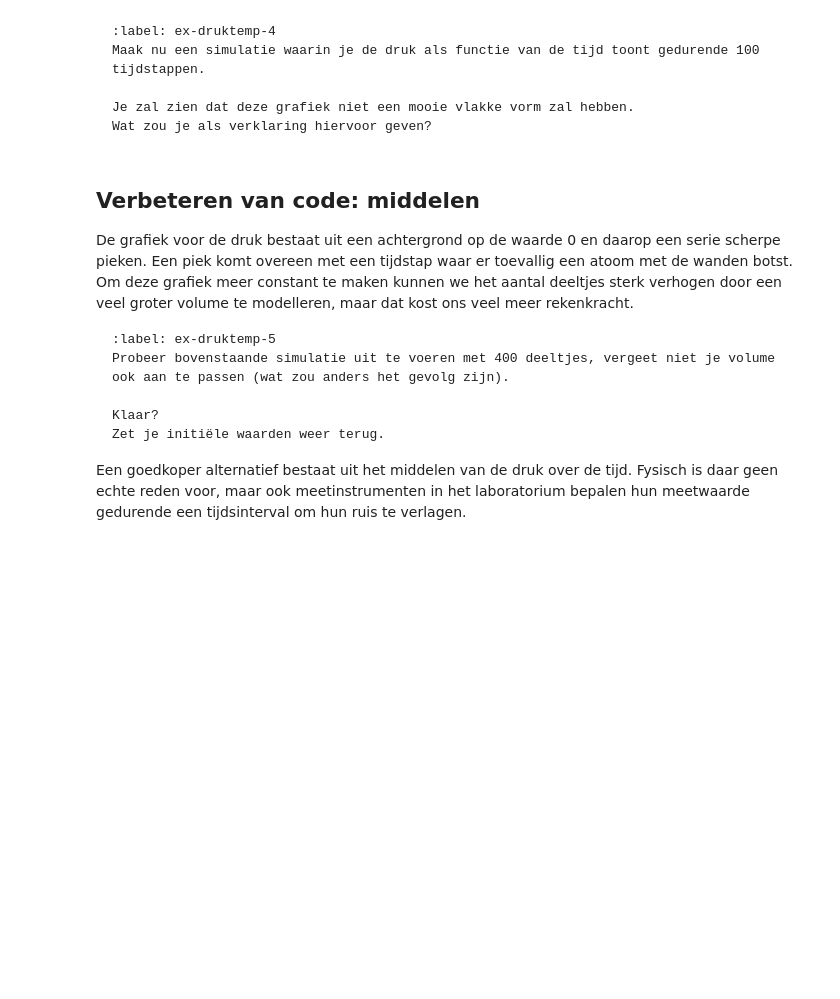
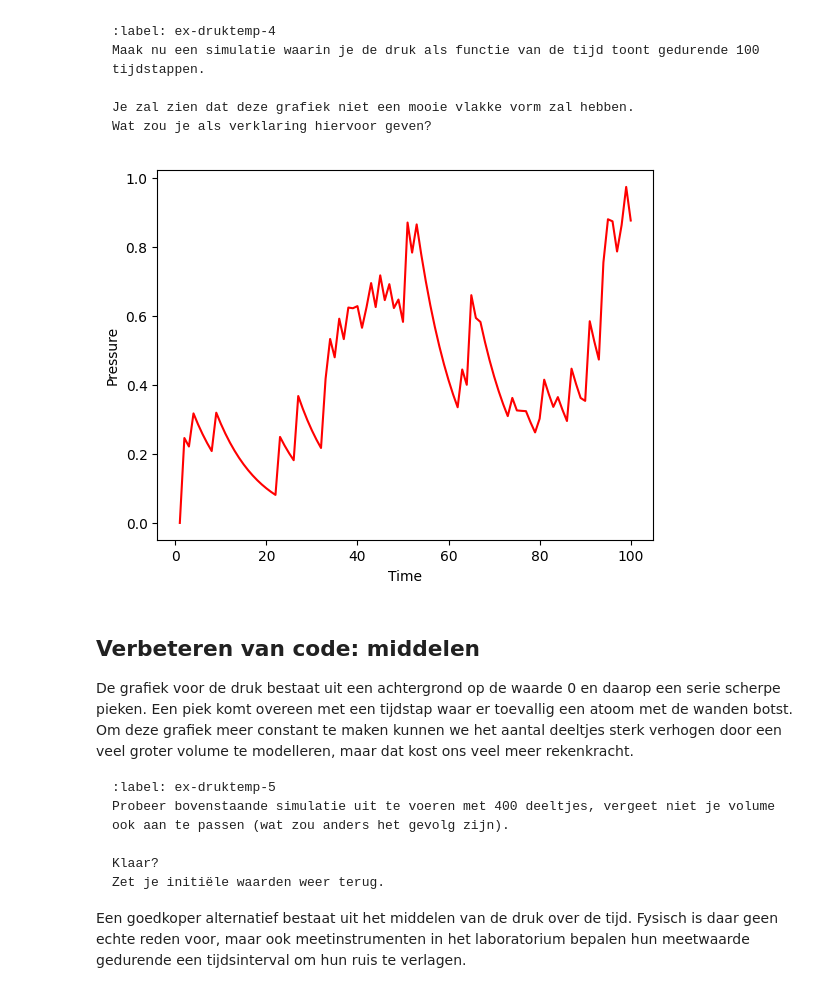
Before and after one commit to Jz-Mo/thermolab, a Jupyter notebook: Content/PySim/5_druktemp.ipynb, the cells around one changed output. Drawn from its saved outputs; the diff is of its cells as text; code cells hidden in the pictures; blank space fills up the shorter version.

Commit message:
Pressure plot finished

```diff
--- a/Content/PySim/5_druktemp.ipynb
+++ b/Content/PySim/5_druktemp.ipynb
@@ -312,7 +312,24 @@ Wat zou je als verklaring hiervoor geven?
 # %%
 # Geef je oplossing
 
 #your code/answer
+pressures = np.zeros(100, dtype=float)
+for i in range(100):
+    for p in particles:
+        p.update_position()
+    handle_walls(particles)
+    handle_collisions(particles)
+    pressures[i] = pressure
+
+
+
+plt.figure()
+plt.plot(times, pressures, c='red')
+plt.xlabel('Time')
+plt.ylabel('Pressure')
+plt.show()
+# %% [output]
+[figure, added]
 # %% [markdown]
 ## Verbeteren van code: middelen
 
```
Also changed, not shown: parts of 3 cells of this notebook.
